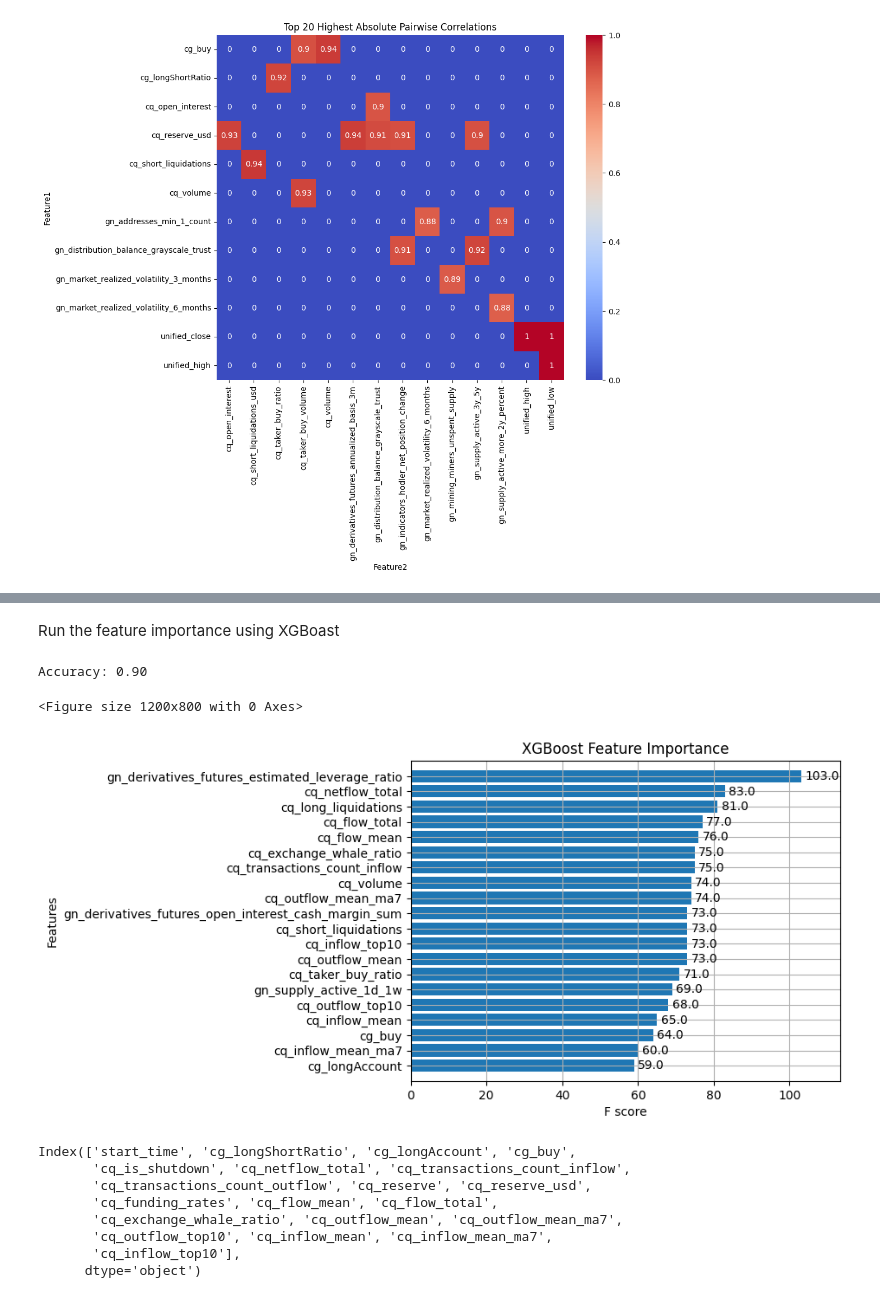
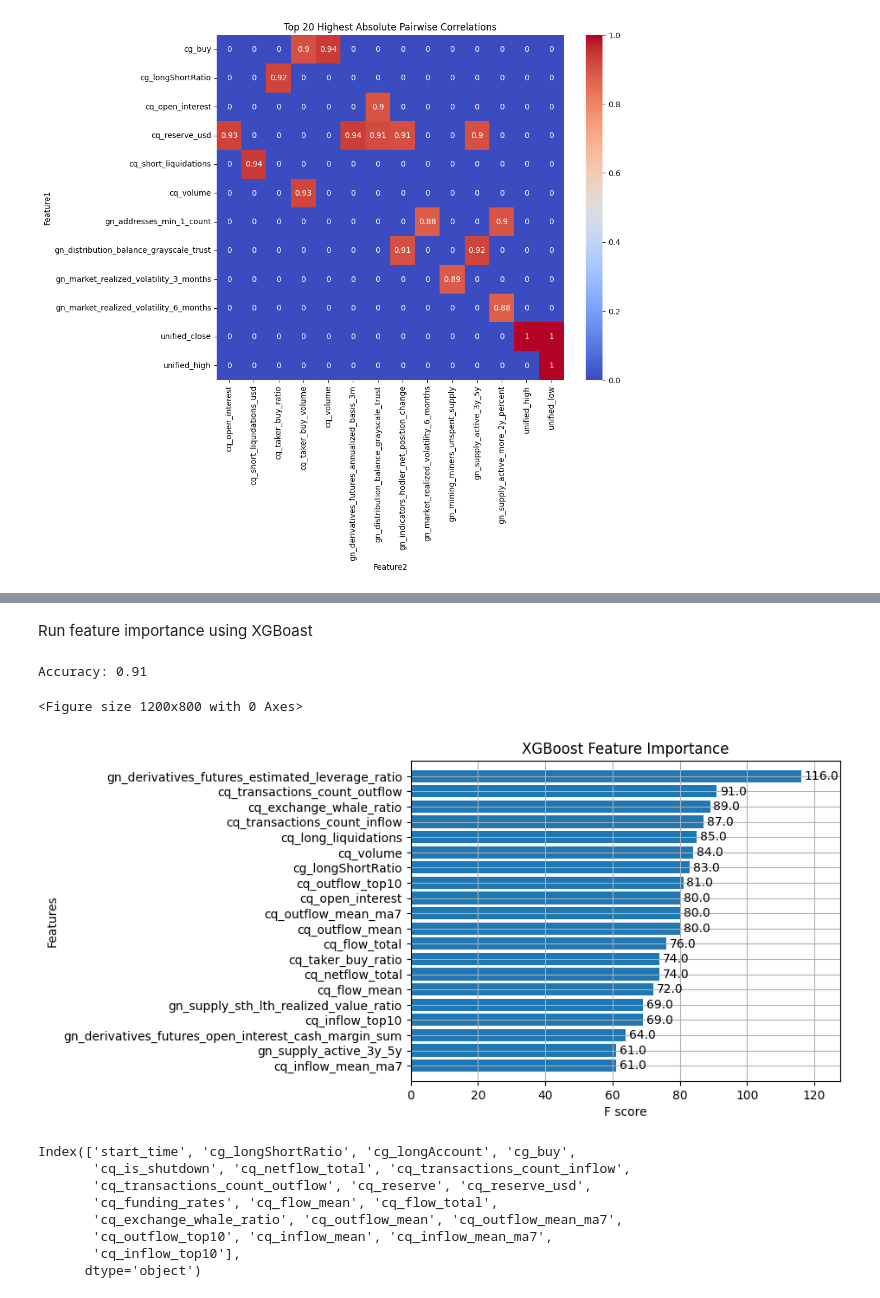
Before and after one commit to kerryyys/UMH2025, a Jupyter notebook: src/3_clean_data/Feature_Engineering.ipynb, the cells around one changed output, grey strips where cells are left out. Saved outputs shown, nothing was run; the diff lists cells and outputs as text; code cells hidden in the pictures.

```diff
--- a/src/3_clean_data/Feature_Engineering.ipynb
+++ b/src/3_clean_data/Feature_Engineering.ipynb
@@ -222,6 +145,6 @@ plt.show()
 [figure]
 # %% [markdown]
-Run the feature importance using XGBoast
+Run feature importance using XGBoast
 # %%
 import numpy as np
 import pandas as pd
@@ -229,38 +152,36 @@ import xgboost as xgb
 from sklearn.model_selection import train_test_split
 from sklearn.metrics import accuracy_score
 import matplotlib.pyplot as plt
 
 # Assuming df is your processed DataFrame and 'target' is the column you want to predict
-X = df.drop(columns=['date', 'future_target', 'start_time', 'unified_close', 'return'])  # Features, excluding 'date' and 'future_target'
+X = df.drop(columns=['date', 'future_target', 'start_time', 'unified_close', 'return', 'unified_low', 'unified_high'])
 y = df['future_target'].apply(lambda x: 1 if x != 0 else 0)  # Set 1 for any significant movement, 0 for no movement
 
 # Split the data into training and testing sets
 X_train, X_test, y_train, y_test = train_test_split(X, y, test_size=0.2, random_state=42)
 
 # Initialize the XGBoost classifier
 model = xgb.XGBClassifier(objective='binary:logistic', random_state=42)
 
 # Train the model
 model.fit(X_train, y_train)
 
 # Predict on the test set
 y_pred = model.predict(X_test)
 
 # Evaluate accuracy
 accuracy = accuracy_score(y_test, y_pred)
 print(f'Accuracy: {accuracy:.2f}')
 
 # Plot feature importance
 plt.figure(figsize=(12, 8))
 xgb.plot_importance(model, importance_type='weight', max_num_features=20, height=0.8)
 plt.title('XGBoost Feature Importance')
 plt.show()
-
-print(df.columns[:20])
 # %% [output]
-Accuracy: 0.90
+Accuracy: 0.91
 <Figure size 1200x800 with 0 Axes>
-[figure, old version]
+[figure, new version]
 Index(['start_time', 'cg_longShortRatio', 'cg_longAccount', 'cg_buy',
        'cq_is_shutdown', 'cq_netflow_total', 'cq_transactions_count_inflow',
        'cq_transactions_count_outflow', 'cq_reserve', 'cq_reserve_usd',
```
Also changed, not shown: parts of 15 cells of this notebook.
